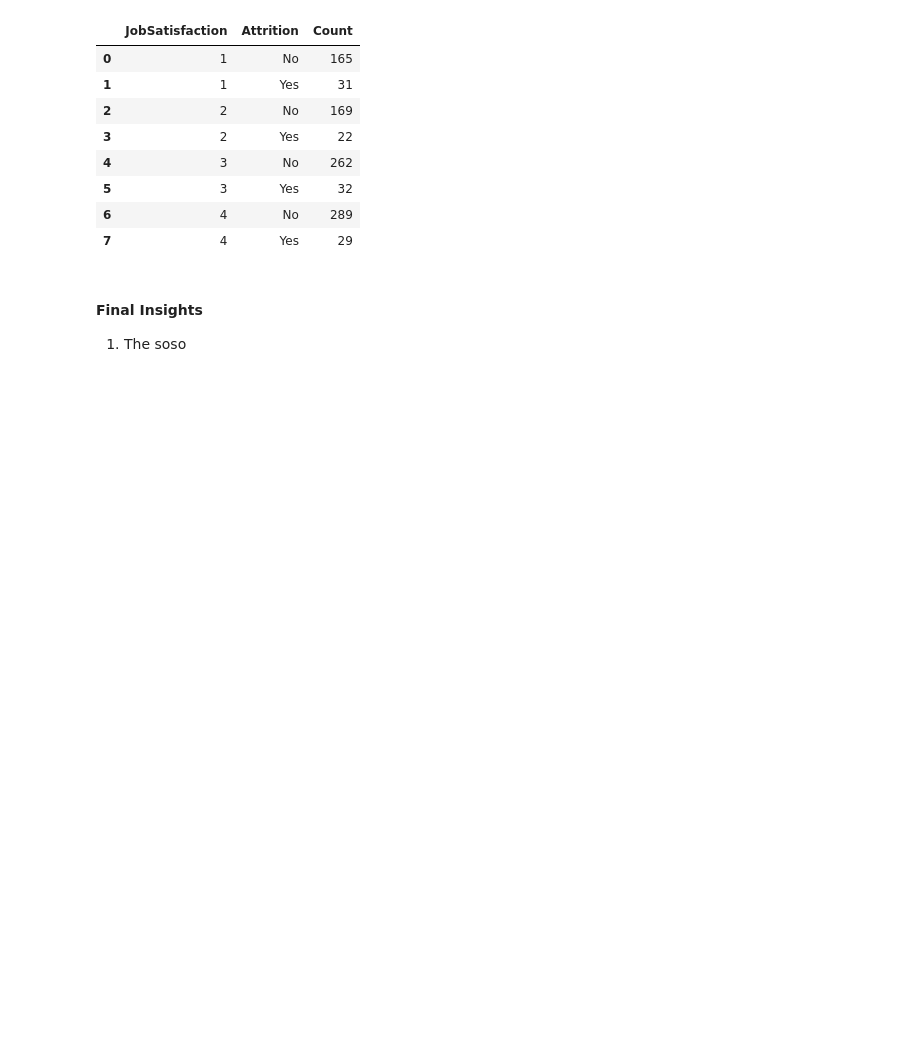
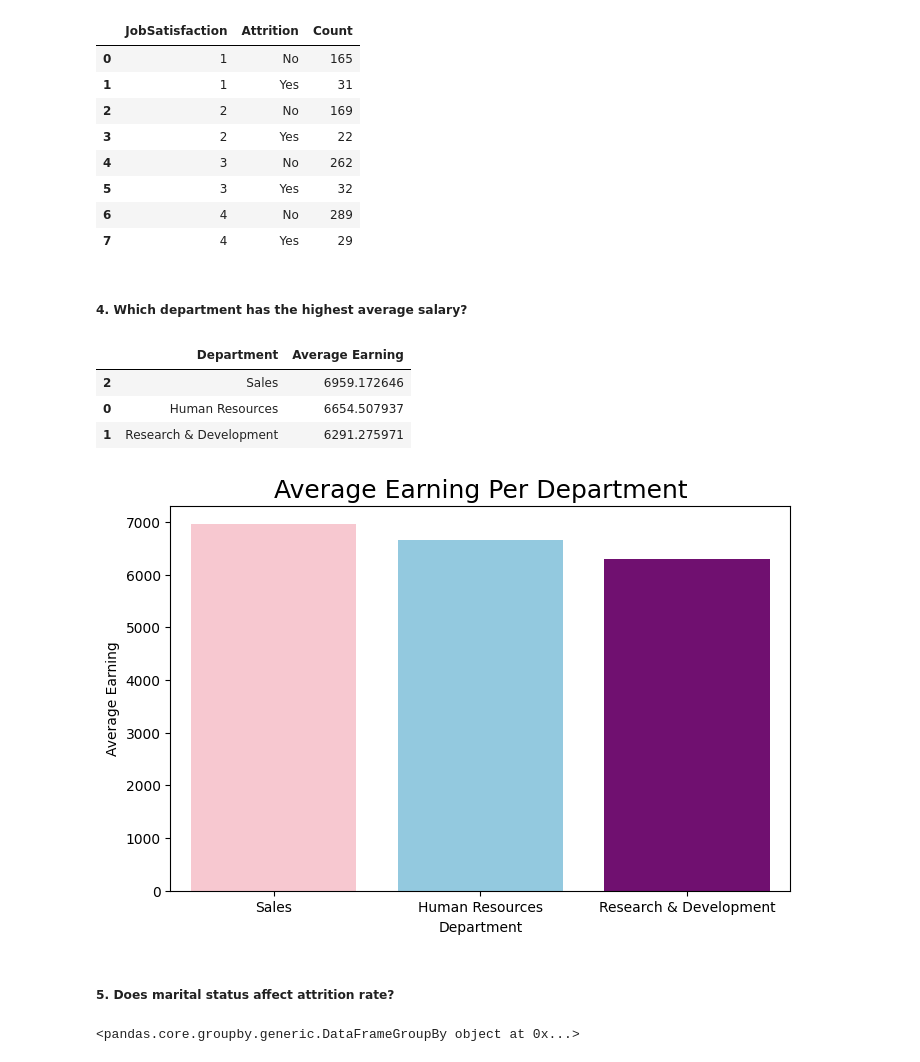
Before and after one commit to coderacheal/IBM-Attrition-Prediction, a Jupyter notebook: notebook.ipynb, the cells around one changed output. Drawn from its saved outputs; the diff is of its cells as text; code cells hidden in the pictures; blank space fills up the shorter version.

```diff
--- a/notebook.ipynb
+++ b/notebook.ipynb
@@ -334,7 +333,30 @@ after_three_years[['JobSatisfaction', 'Attrition']].groupby(['JobSatisfaction',
 | 5 | 3 | Yes | 32 |
 | 6 | 4 | No | 289 |
 | 7 | 4 | Yes | 29 |
-# %% [markdown]
-#### Final Insights
-
-1. The soso
+# %% [markdown]
+##### 4. Which department has the highest average salary?
+# %%
+average_earnings = df.groupby(['Department'])['MonthlyIncome'].mean().rename('Average Earning').reset_index().sort_values(by='Average Earning', ascending=False)
+average_earnings
+# %% [output]
+|  | Department | Average Earning |
+| 2 | Sales | 6959.172646 |
+| 0 | Human Resources | 6654.507937 |
+| 1 | Research & Development | 6291.275971 |
+# %%
+sns.color_palette("pastel")
+plt.figure(figsize=(8, 5))
+sns.barplot(data=average_earnings, x=average_earnings['Department'], y=average_earnings['Average Earning'],
+             hue=average_earnings['Department'],
+            palette={'Sales': 'pink', 'Human Resources': 'skyblue', "Research & Development": 'purple'} )
+
+plt.title('Average Earning Per Department', fontsize=18)
+plt.show()
+# %% [output]
+[figure, added]
+# %% [markdown]
+##### 5. Does marital status affect attrition rate?
+# %%
+df.groupby(['MaritalStatus', ])
+# %% [output]
+<pandas.core.groupby.generic.DataFrameGroupBy object at 0x...>
```
Also changed, not shown: parts of 20 cells of this notebook, 1 other file.
